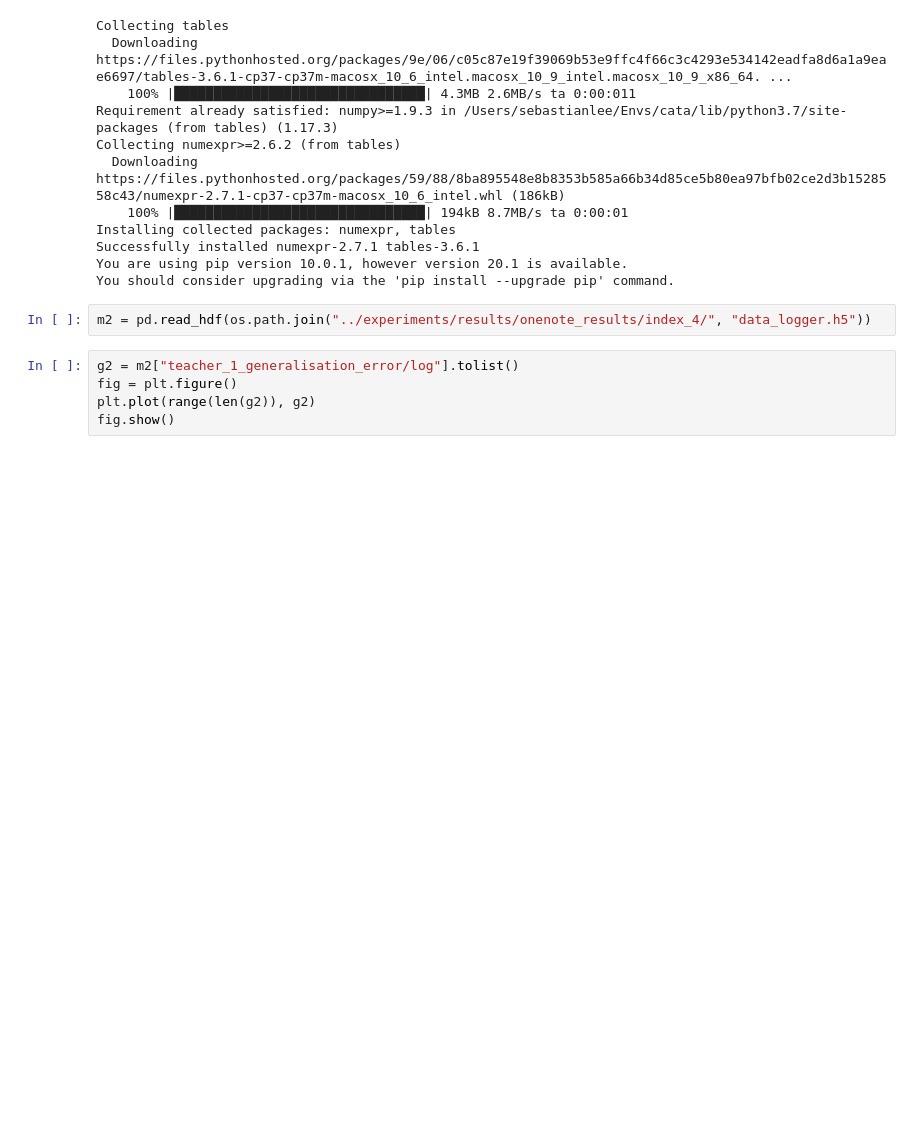
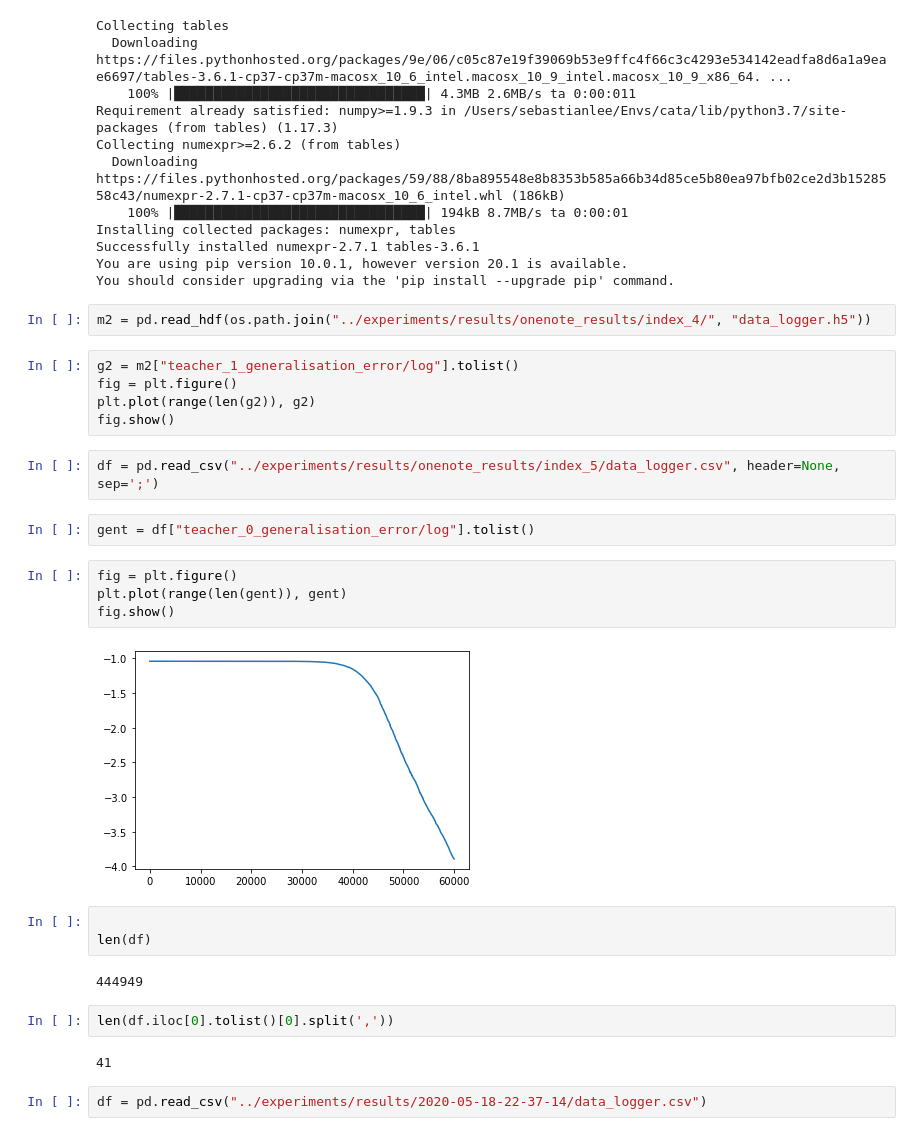
Before and after one commit to seblee97/student_teacher_catastrophic, a Jupyter notebook: notes/results.ipynb, the cells around one changed output. Cells and saved outputs as stored; diff of their text form; blank space fills up the shorter version.

```diff
--- a/notes/results.ipynb
+++ b/notes/results.ipynb
@@ -116,3 +108,24 @@ g2 = m2["teacher_1_generalisation_error/log"].tolist()
 fig = plt.figure()
 plt.plot(range(len(g2)), g2)
 fig.show()
+# %%
+df = pd.read_csv("../experiments/results/onenote_results/index_5/data_logger.csv", header=None, sep=';')
+# %%
+gent = df["teacher_0_generalisation_error/log"].tolist()
+# %%
+fig = plt.figure()
+plt.plot(range(len(gent)), gent)
+fig.show()
+# %% [output]
+[figure, added]
+# %%
+
+len(df)
+# %% [output]
+444949
+# %%
+len(df.iloc[0].tolist()[0].split(','))
+# %% [output]
+41
+# %%
+df = pd.read_csv("../experiments/results/2020-05-18-22-37-14/data_logger.csv")
```
Also changed, not shown: parts of 9 cells of this notebook.
